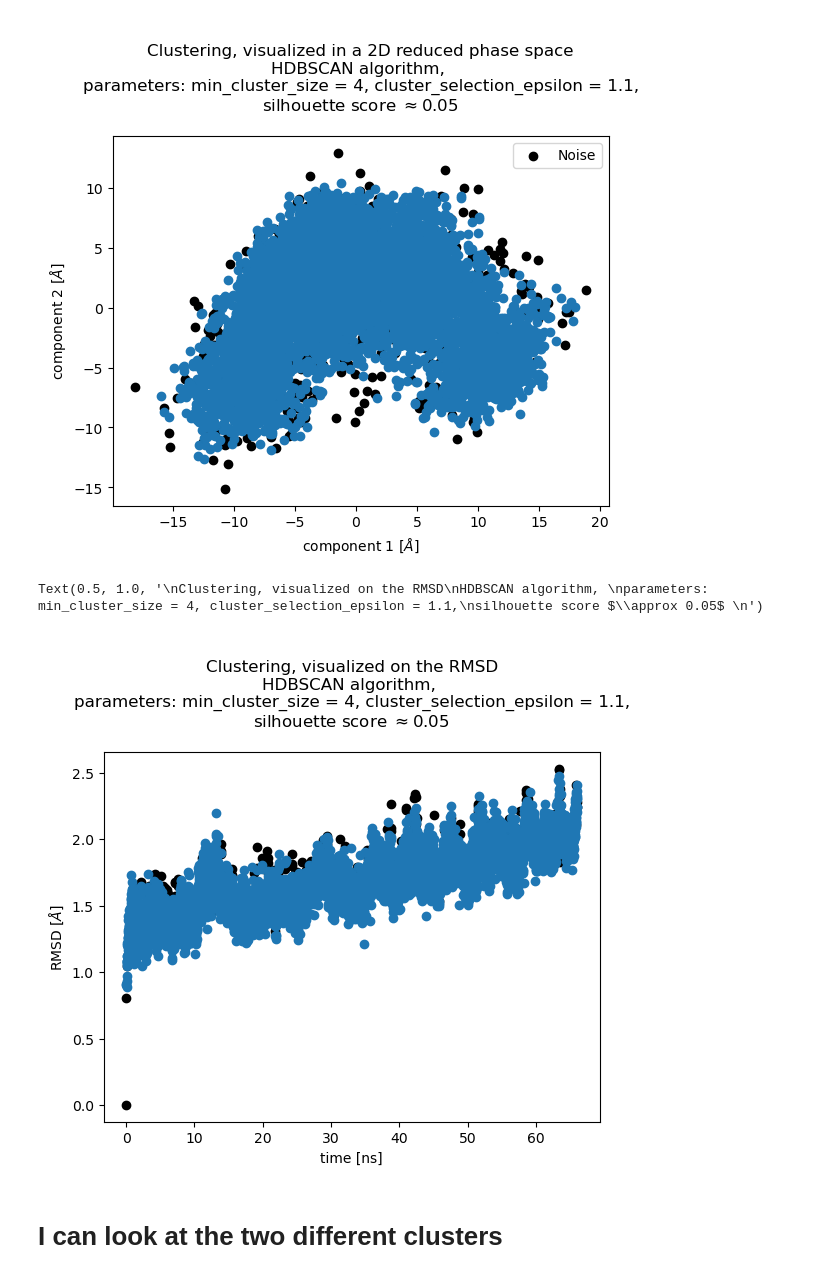
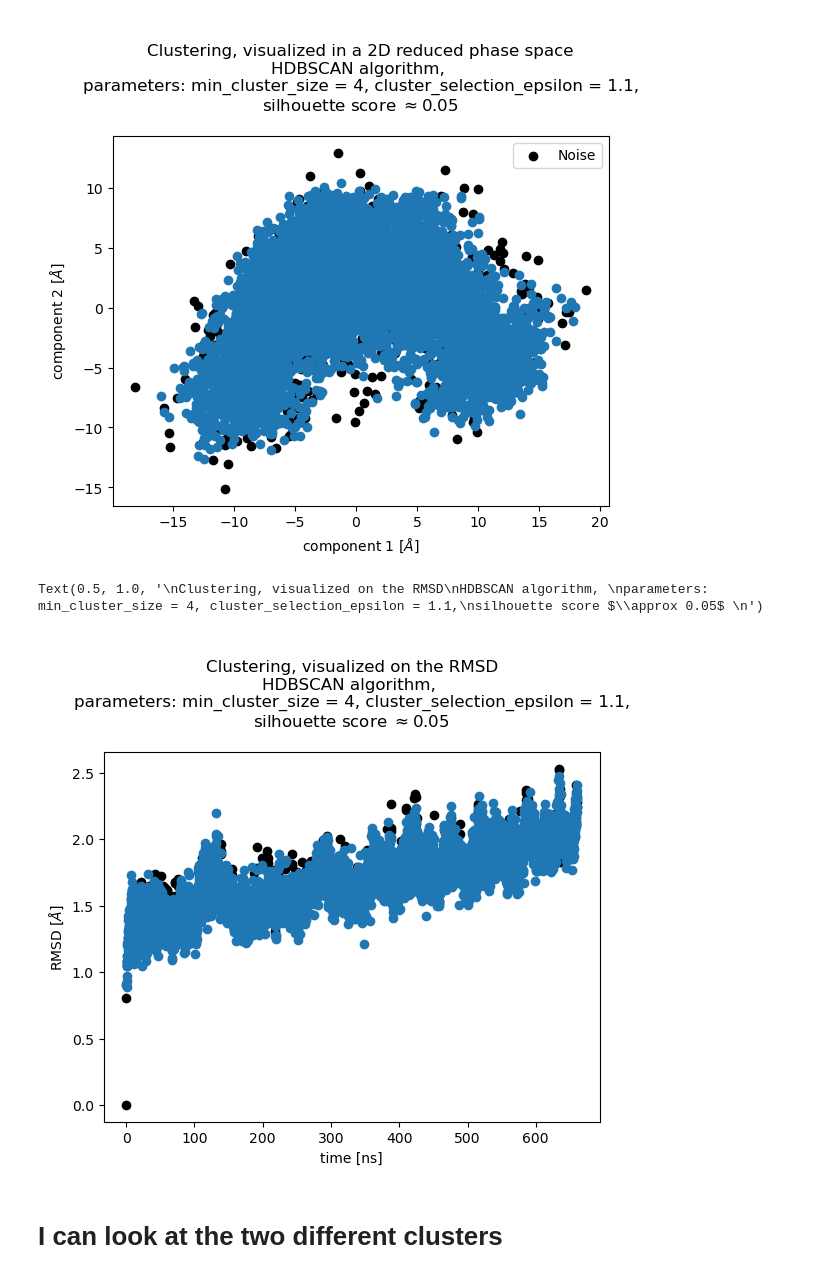
Before and after one commit to gac-uni/cbp_final2, a Jupyter notebook: notebooks/mtx/clustering.ipynb, the cells around one changed output. Saved outputs shown, nothing was run; the diff lists cells and outputs as text; code cells hidden in the pictures.

```diff
--- a/notebooks/mtx/clustering.ipynb
+++ b/notebooks/mtx/clustering.ipynb
@@ -157,7 +163,7 @@ plt.colorbar()
 [figure]
 # %%
 opt_mcs = 4
-opt_eps = 0.1
+opt_eps = 1.1
 clust = HDBSCAN(min_cluster_size = opt_mcs,
                 cluster_selection_epsilon = opt_eps)
 
@@ -185,22 +191,22 @@ Text(0, 0.5, 'component 2 $[\\AA]$')
 rmsd_file = "/home/giacomo/comp_bio/cbp_final/data_3eig/03_analyzed/rmsd.csv"
 rmsd = np.loadtxt(rmsd_file, delimiter = ",", skiprows = 1)
 # %%
-plt.scatter(rmsd[:, 0][labels == -1] / 100, rmsd[:, 1][labels == -1], color = "black", label = "Noise")
-plt.scatter(rmsd[:, 0][labels == 0] / 100, rmsd[:, 1][labels == 0])
-# plt.scatter(rmsd[:, 0][labels == 1] / 100, rmsd[:, 1][labels == 1])
-# plt.scatter(rmsd[:, 0][labels == 2] / 100, rmsd[:, 1][labels == 2])
+plt.scatter(rmsd[:, 0][labels == -1] / 10, rmsd[:, 1][labels == -1], color = "black", label = "Noise")
+plt.scatter(rmsd[:, 0][labels == 0] / 10, rmsd[:, 1][labels == 0])
+# plt.scatter(rmsd[:, 0][labels == 1] / 10, rmsd[:, 1][labels == 1])
+# plt.scatter(rmsd[:, 0][labels == 2] / 10, rmsd[:, 1][labels == 2])
 title = r"""
 Clustering, visualized on the RMSD
 HDBSCAN algorithm,
 parameters: min_cluster_size = 4, cluster_selection_epsilon = 1.1,
 silhouette score $\approx 0.05$
 """
 plt.xlabel("time [ns]")
 plt.ylabel(r"RMSD $[\AA]$")
 plt.title(title)
 # %% [output]
 Text(0.5, 1.0, '\nClustering, visualized on the RMSD\nHDBSCAN algorithm, \nparameters: min_cluster_size = 4, cluster_selection_epsilon = 1.1,\nsilhouette score $\\approx 0.05$ \n')
-[figure, old version]
+[figure, new version]
 # %% [markdown]
 # I can look at the two different clusters
 # %%
```
Also changed, not shown: parts of 4 cells of this notebook, 30 other files.
